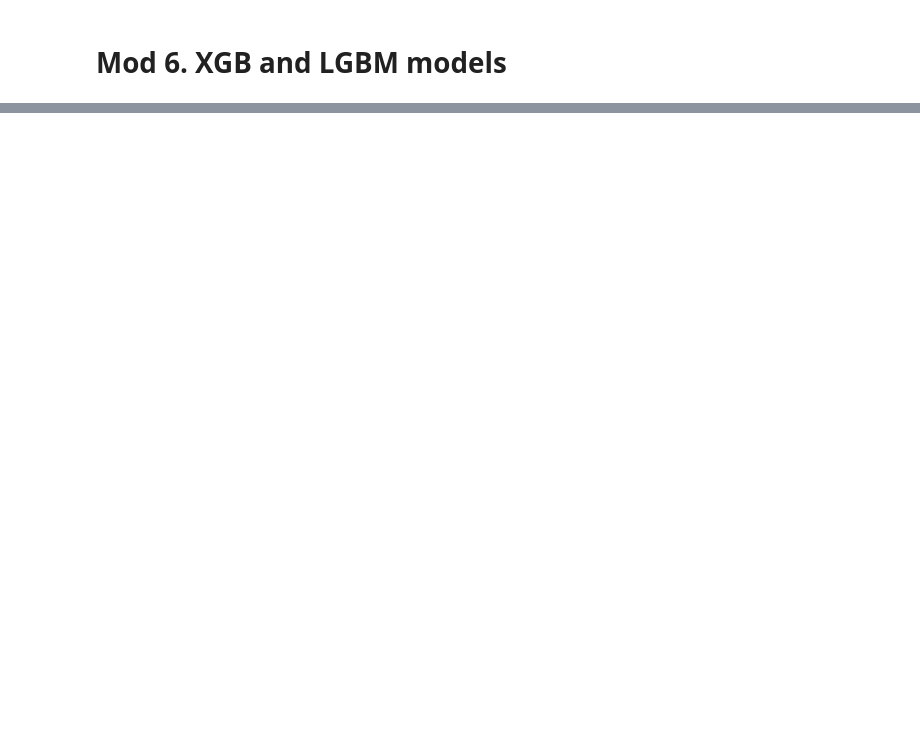
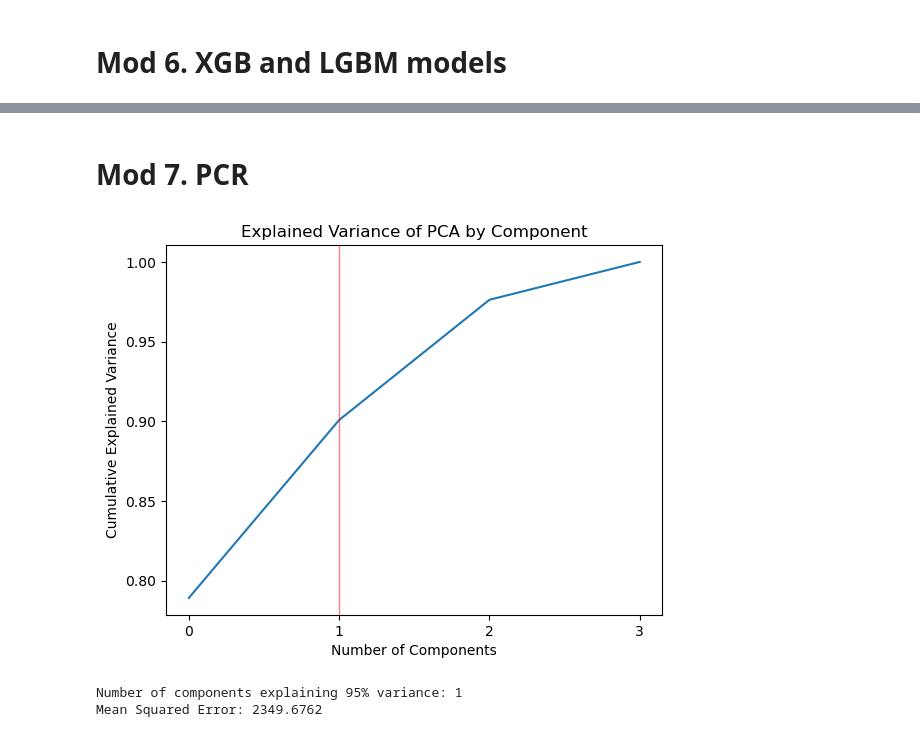
Before and after one commit to lsdixit/kaggle-competition, a Jupyter notebook: submission.ipynb, the cells around one changed output, grey strips where cells are left out. Cells and saved outputs as stored; diff of their text form; code cells hidden in the pictures; blank space fills up the shorter version.

```diff
--- a/submission.ipynb
+++ b/submission.ipynb
@@ -198,0 +210,48 @@ You can set `force_col_wise=true` to remove the overhead.
+# %% [markdown]
+# Mod 7. PCR
+# %%
+# Initalize PCA
+pca = PCA()
+pca.fit(X_train_scaled).transform(X_train_scaled)
+
+# Scree plot
+def var_explained():
+    import numpy as np
+    from matplotlib.pyplot import figure, show
+    from matplotlib.ticker import MaxNLocator
+
+    ax = figure().gca()
+    ax.plot(np.cumsum(pca.explained_variance_ratio_))
+    ax.xaxis.set_major_locator(MaxNLocator(integer=True))
+    plt.xlabel('Number of Components')
+    plt.ylabel('Cumulative Explained Variance')
+    plt.axvline(x=1, linewidth=1, color='r', alpha=0.5)
+    plt.title('Explained Variance of PCA by Component')
+    show()
+
+var_explained()
+
+# Find how many components to use
+n_components = np.argmax(np.cumsum(pca.explained_variance_ratio_) >= 0.90)
+print(f"Number of components explaining 95% variance: {n_components}")
+
+# Re-run pca to transform on one component
+pcr = PCA(n_components = n_components)
+X_train_pca = pcr.fit_transform(X_train_scaled)
+X_test_pca = pcr.transform(X_test_scaled)
+
+# Run linear regression on components
+pcr_linear = LinearRegression()
+pcr_linear.fit(X_train_pca, y_train)
+
+mse_pcr = mean_squared_error(y_train, pcr_linear.predict(X_train_pca))
+print(f"Mean Squared Error: {mse_pcr:.4f}")
+
+# Save predictions for kaggle
+sub = submission.copy()
+sub["DIC"] = pcr_linear.predict(X_test_pca)
+sub.to_csv(f"data/submission_pcr.csv", index=False)
+# %% [output]
+[figure, added]
+Number of components explaining 95% variance: 1
+Mean Squared Error: 2349.6762
```
Also changed, not shown: parts of 8 cells of this notebook.
